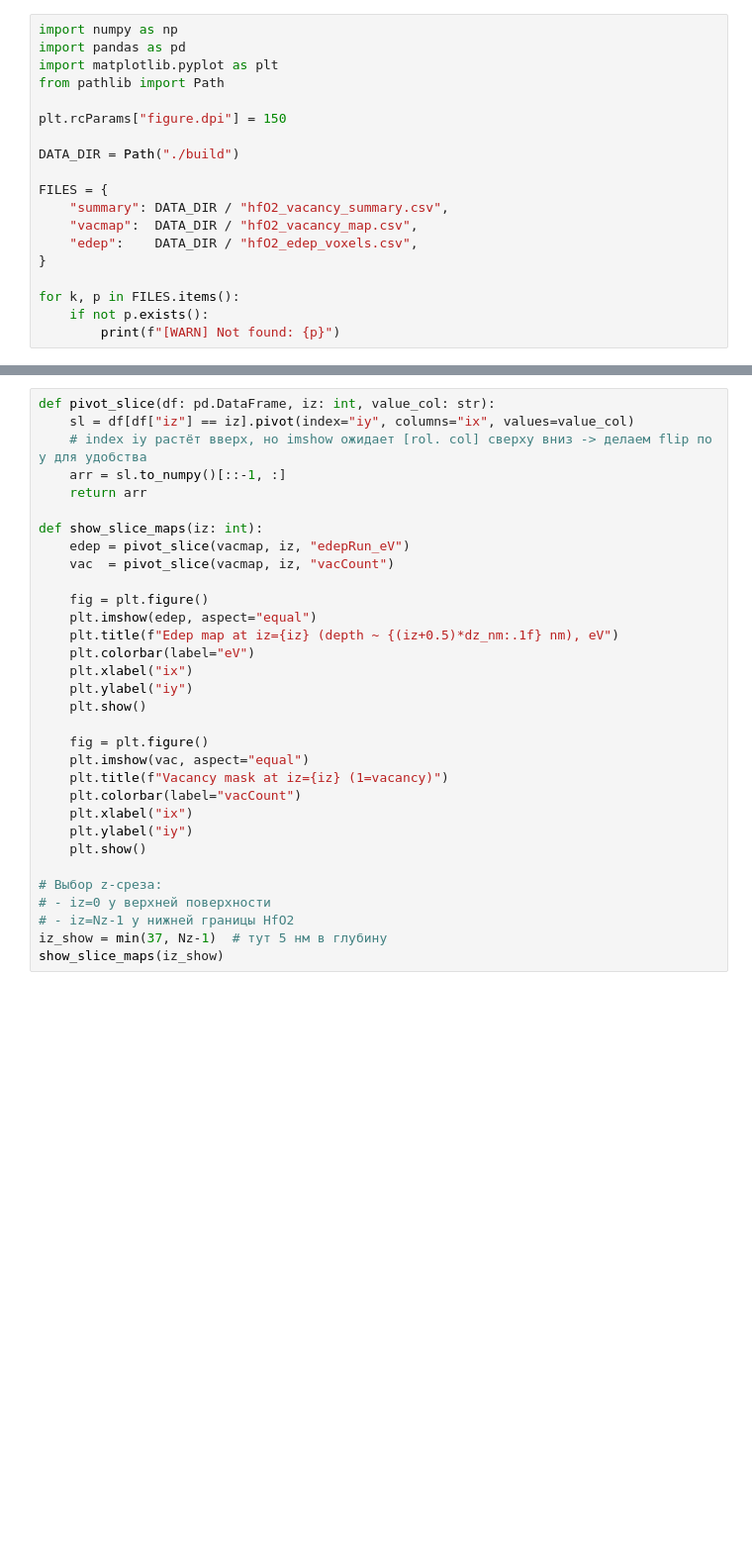
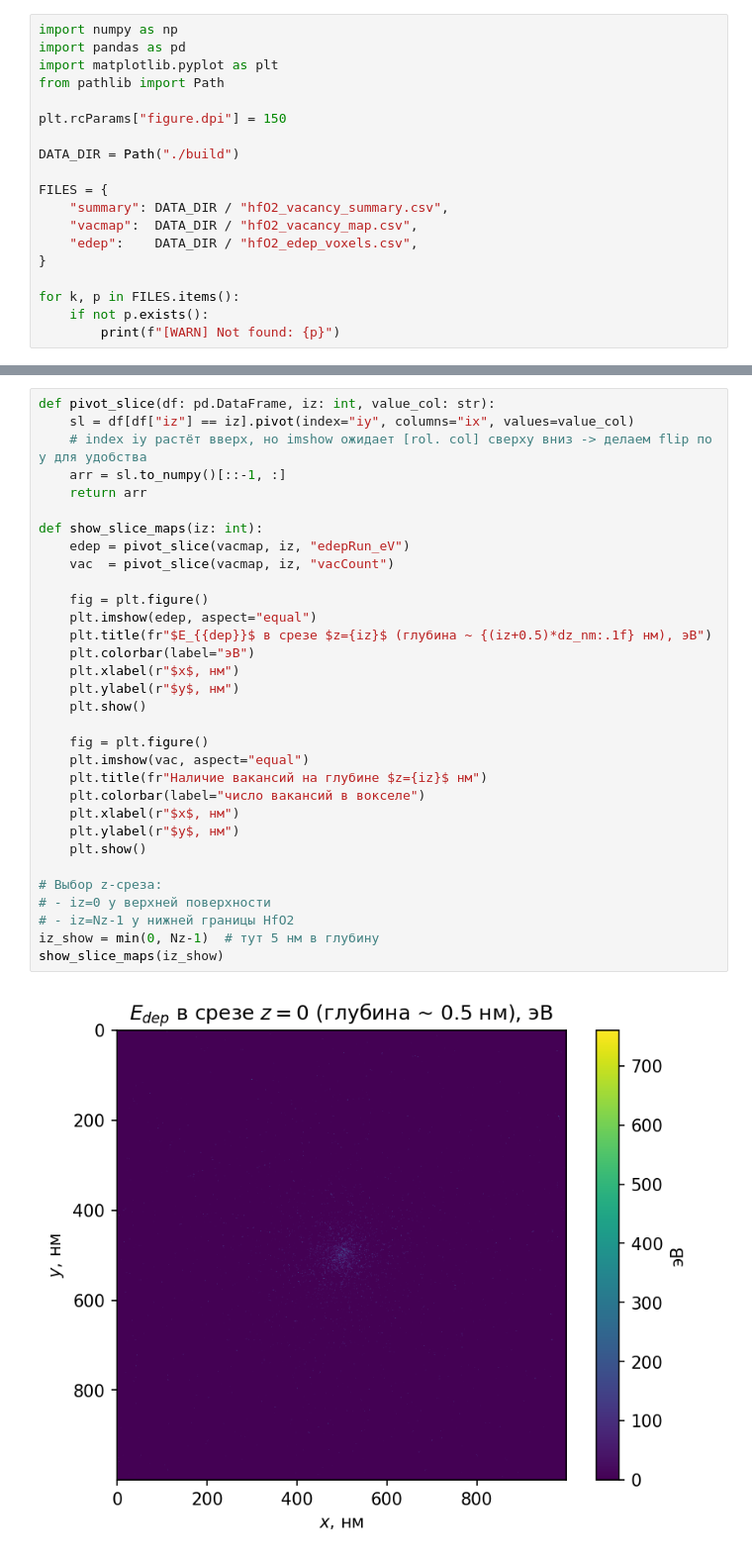
Before and after one commit to Alexadid/Vacancy_formation_in_HfO2, a Jupyter notebook: HfO2VacancyMC/main.ipynb, the cells around one changed output, grey strips where cells are left out. Shown at 99% size. Saved outputs shown, nothing was run; the diff lists cells and outputs as text; blank space fills up the shorter version.

```diff
--- a/HfO2VacancyMC/main.ipynb
+++ b/HfO2VacancyMC/main.ipynb
@@ -125,32 +156,34 @@ if prof["n_created_vox"].sum() > 0:
 # %%
 def pivot_slice(df: pd.DataFrame, iz: int, value_col: str):
     sl = df[df["iz"] == iz].pivot(index="iy", columns="ix", values=value_col)
     # index iy растёт вверх, но imshow ожидает [rol. col] сверху вниз -> делаем flip по y для удобства
     arr = sl.to_numpy()[::-1, :]
     return arr
 
 def show_slice_maps(iz: int):
     edep = pivot_slice(vacmap, iz, "edepRun_eV")
     vac  = pivot_slice(vacmap, iz, "vacCount")
 
     fig = plt.figure()
     plt.imshow(edep, aspect="equal")
-    plt.title(f"Edep map at iz={iz} (depth ~ {(iz+0.5)*dz_nm:.1f} nm), eV")
-    plt.colorbar(label="eV")
-    plt.xlabel("ix")
-    plt.ylabel("iy")
+    plt.title(fr"$E_{{dep}}$ в срезе $z={iz}$ (глубина ~ {(iz+0.5)*dz_nm:.1f} нм), эВ")
+    plt.colorbar(label="эВ")
+    plt.xlabel(r"$x$, нм")
+    plt.ylabel(r"$y$, нм")
     plt.show()
 
     fig = plt.figure()
     plt.imshow(vac, aspect="equal")
-    plt.title(f"Vacancy mask at iz={iz} (1=vacancy)")
-    plt.colorbar(label="vacCount")
-    plt.xlabel("ix")
-    plt.ylabel("iy")
+    plt.title(fr"Наличие вакансий на глубине $z={iz}$ нм")
+    plt.colorbar(label="число вакансий в вокселе")
+    plt.xlabel(r"$x$, нм")
+    plt.ylabel(r"$y$, нм")
     plt.show()
 
 # Выбор z-среза:
 # - iz=0 у верхней поверхности
 # - iz=Nz-1 у нижней границы HfO2
-iz_show = min(37, Nz-1)  # тут 5 нм в глубину
+iz_show = min(0, Nz-1)  # тут 5 нм в глубину
 show_slice_maps(iz_show)
+# %% [output]
+[figure, added]
```
Also changed, not shown: parts of 6 cells of this notebook, 3 other files.
